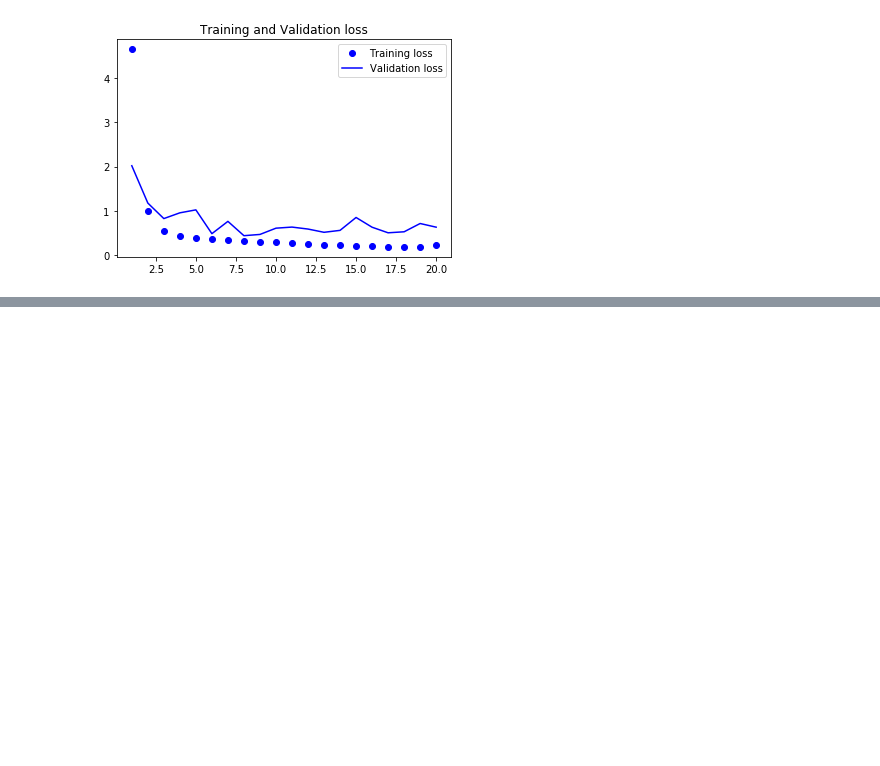
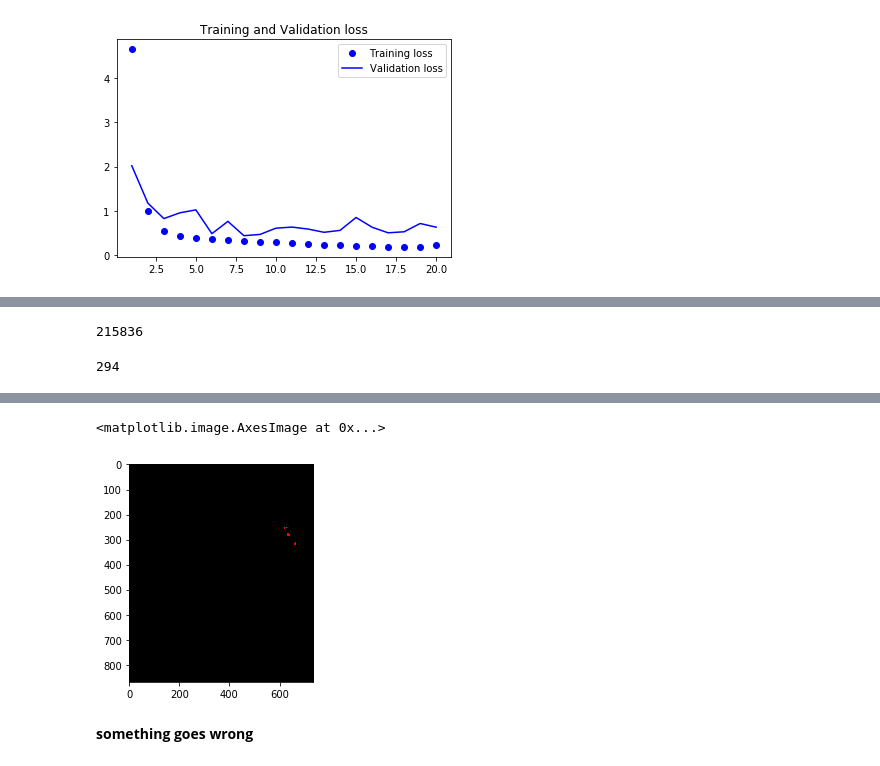
Before and after one commit to TIANBOQIU/AppliedDeepLearning, a Jupyter notebook: DL_final_Part2_2.ipynb, the cells around one changed output, grey strips where cells are left out. Cells and saved outputs as stored; diff of their text form; code cells hidden in the pictures; blank space fills up the shorter version.

```diff
--- a/DL_final_Part2_2.ipynb
+++ b/DL_final_Part2_2.ipynb
@@ -354,0 +580,28 @@ def _train_on_batch(batch_size=2000)
+# %%
+#len(prediction)
+pred = np.copy(prediction)
+# %%
+pred_ = [p for batch in pred for p in batch]
+# %%
+len(pred_)
+# %% [output]
+215836
+# %%
+pred_loc = []
+for i, loc in enumerate(tissue):
+  if pred_[i] > 0.5:
+    pred_loc.append(loc)
+# %%
+len(pred_loc)
+# %% [output]
+294
+# %%
+def gen_mask(s, loc, color=(255, 0, 0)):
+  mask = np.zeros(shape=s.shape)
+  for j, i in loc:
+    mask[j][i] = color
+  return mask
+# %%
+s_mask = gen_mask(s, pred_loc)
+plt.imshow(s_mask)
+# %% [output]
@@ -354,0 +609,4 @@ def _train_on_batch(batch_size=2000)
+<matplotlib.image.AxesImage at 0x...>
+[figure, added]
+# %% [markdown]
+**something goes wrong**
```
Also changed, not shown: parts of 31 cells of this notebook.
